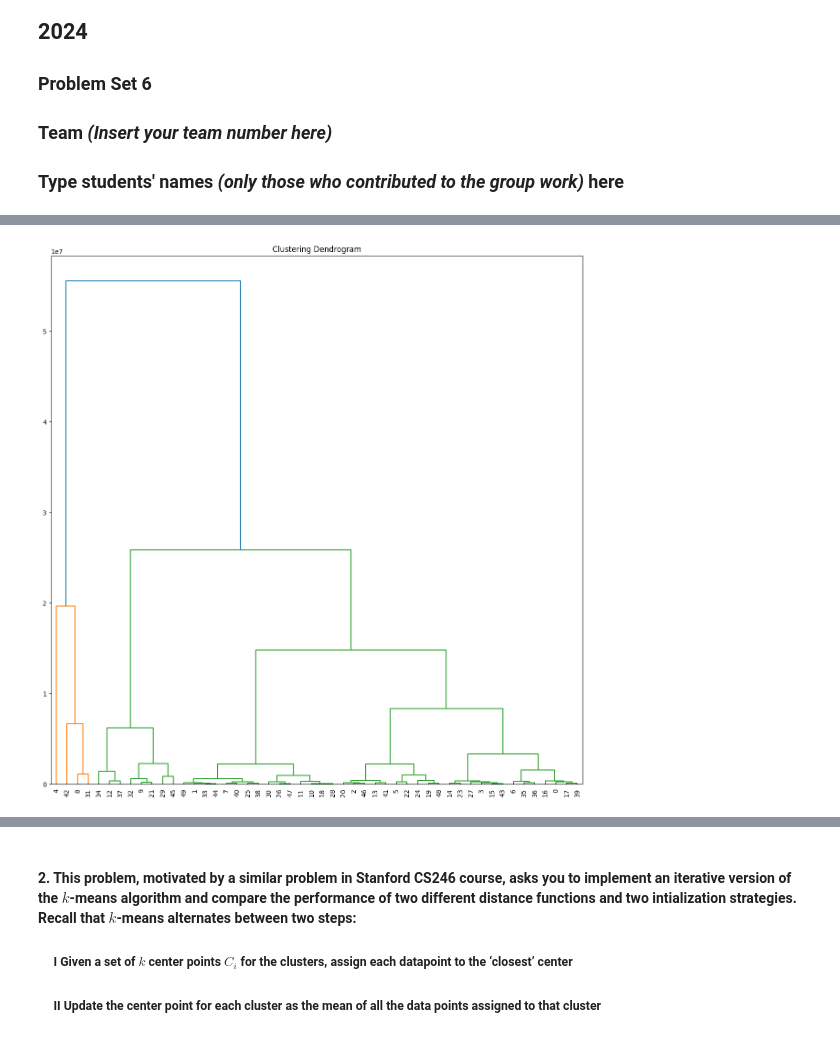
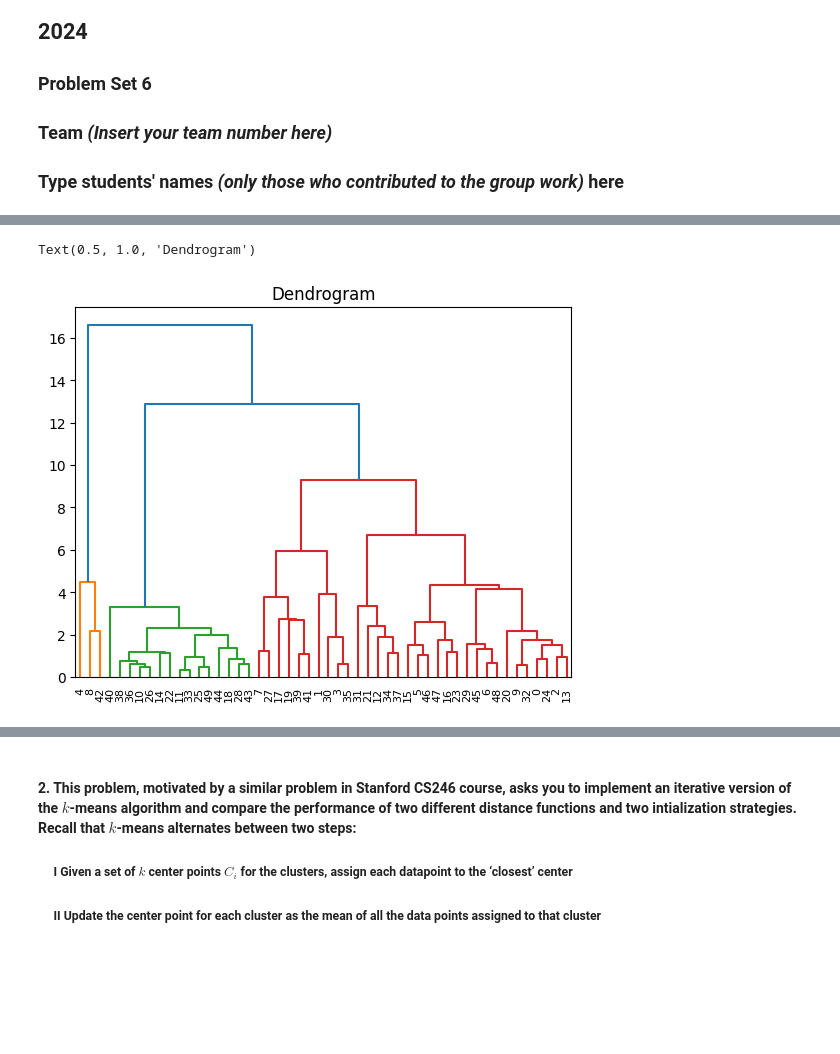
Before and after one commit to PrelaunchZeus2/Data-319-Model-Data-Based-Methods, a Jupyter notebook: Problem Sets/Problem Set 6/DATA319_2024Summer_PS6.ipynb, the cells around one changed output, grey strips where cells are left out. Drawn from its saved outputs; the diff is of its cells as text; code cells hidden in the pictures; blank space fills up the shorter version.

```diff
--- a/Problem Sets/Problem Set 6/DATA319_2024Summer_PS6.ipynb
+++ b/Problem Sets/Problem Set 6/DATA319_2024Summer_PS6.ipynb
@@ -36,3 +41,14 @@ crime_data.rename(columns={'Unnamed: 0':'Index'}, inplace=True)
 
 #drop non-numeric columns
 crime_data = crime_data.select_dtypes(include=['int64','float64'])
+
+#select subset of columns
+crime_data = crime_data[['Murder', 'Rape', 'Robbery', 'Assault', 'MurderRate', 'RapeRate', 'RobberyRate', 'AssaultRate']]
+crime_data.describe()
+
+#boxplot of columns
+for column in crime_data.columns:
+        plt.figure(figsize = (10, 6))
+        sns.boxplot(x = crime_data[column])
+        plt.title(f'boxplot of {column}')
+        plt.show
@@ -71,26 +98,23 @@ stateNumber            2.125000e+02
 # %%
 #C
 import numpy as np
 from sklearn.preprocessing import StandardScaler
 from sklearn.decomposition import PCA
-from sklearn.cluster import AgglomerativeClustering
+from sklearn.cluster import AgglomerativeClustering, KMeans
 from scipy.cluster.hierarchy import dendrogram, linkage
 
 #standardize
 StandardScaler = StandardScaler()
 crime_data_standardized = StandardScaler.fit_transform(crime_data)
 
-#PCA
-pca = PCA()
-data_pca = pca.fit_transform(crime_data_standardized)
-
 #agglomerative Clustering
-AggClustering = AgglomerativeClustering(n_clusters=3)
+AggClustering = AgglomerativeClustering()
 clusters = AggClustering.fit_predict(crime_data_standardized)
 
 #dendrogram
 linkage_matrix = linkage(crime_data_standardized, 'ward')
 dendrogram(linkage_matrix)
 plt.title('Dendrogram')
 # %% [output]
+Text(0.5, 1.0, 'Dendrogram')
-[figure, old version]
+[figure, new version]
```
Also changed, not shown: parts of 4 cells of this notebook.
